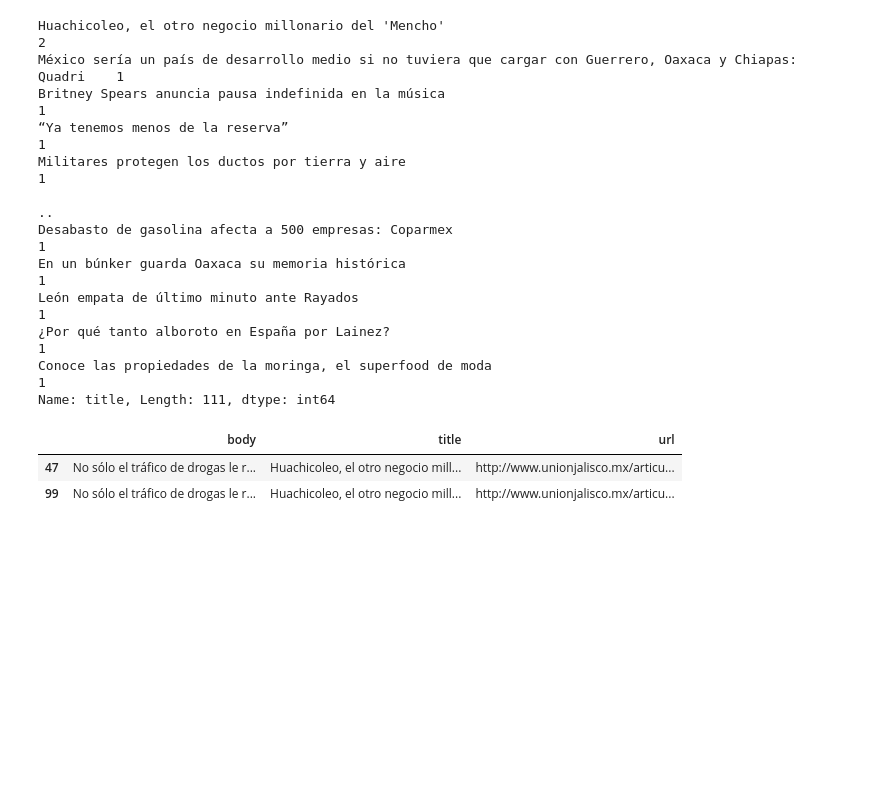
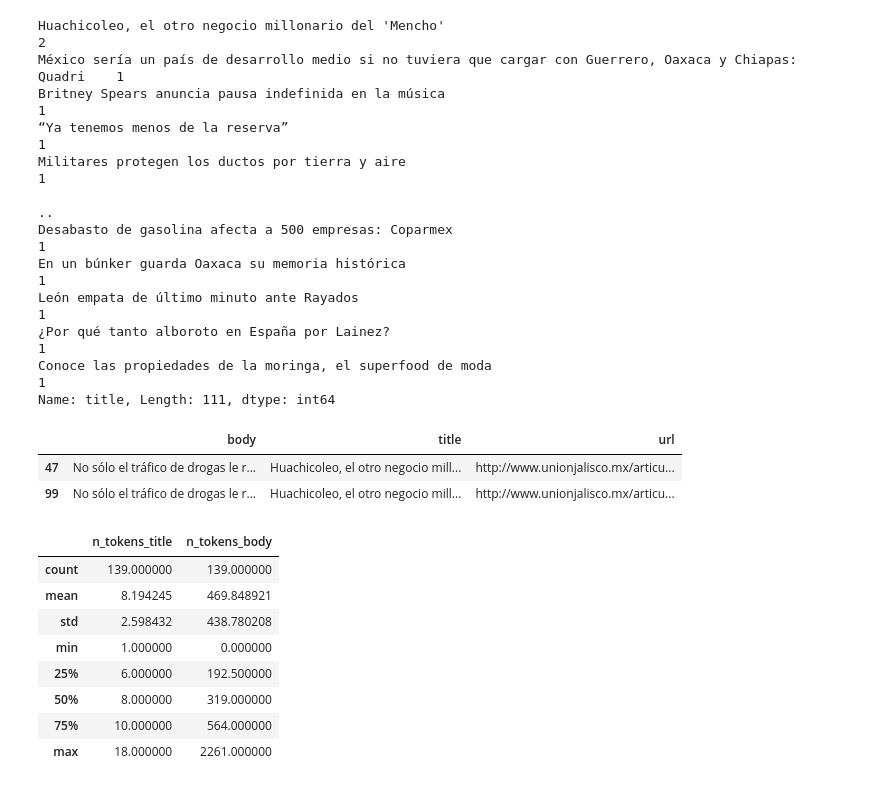
Before and after one commit to FixingMind5/Data_engine, a Jupyter notebook: Platzi_live.ipynb, the cells around one changed output. Saved outputs shown, nothing was run; the diff lists cells and outputs as text; code cells hidden in the pictures; blank space fills up the shorter version.

```diff
--- a/Platzi_live.ipynb
+++ b/Platzi_live.ipynb
@@ -364,0 +370,12 @@ el_universal.drop_duplicates(subset=['title'], keep='first', inplace=True)
+# %%
+clean_eluniversal.describe()
+# %% [output]
+|  | n_tokens_title | n_tokens_body |
+| count | 139.000000 | 139.000000 |
+| mean | 8.194245 | 469.848921 |
+| std | 2.598432 | 438.780208 |
+| min | 1.000000 | 0.000000 |
+| 25% | 6.000000 | 192.500000 |
+| 50% | 8.000000 | 319.000000 |
+| 75% | 10.000000 | 564.000000 |
+| max | 18.000000 | 2261.000000 |
```
Also changed, not shown: parts of 8 cells of this notebook, 3 other files.
